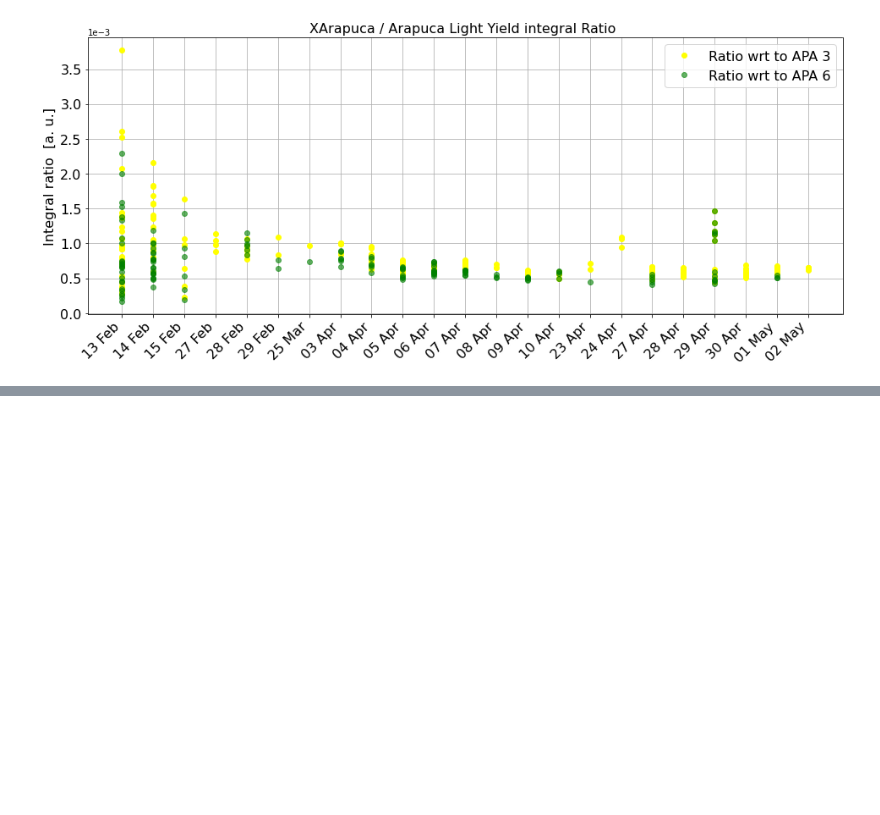
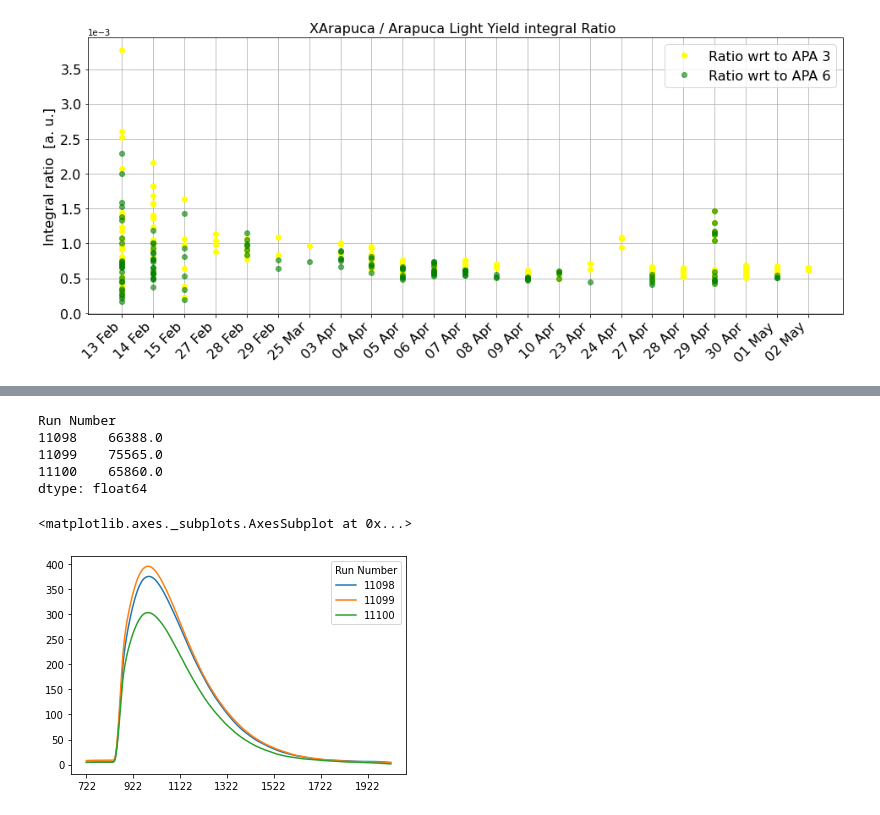
Before and after one commit to stbordoni/Arapuca, a Jupyter notebook: doIntegralPlots.ipynb, the cells around one changed output, grey strips where cells are left out. Saved outputs shown, nothing was run; the diff lists cells and outputs as text; code cells hidden in the pictures; blank space fills up the shorter version.

```diff
--- a/doIntegralPlots.ipynb
+++ b/doIntegralPlots.ipynb
@@ -302,0 +303,28 @@ plt.show()
+# %%
+#define Xe injection periods
+#doping 1st injection
+dop_1_1 = list(range(10872,10960))
+
+#doping 2nd injection
+dop_2_1 = list(range(11013,11022))
+dop_2_2 = list(range(11098,11101))
+
+#doping 3rd injection
+dop_3_1 = list(range(11102,11118))
+dop_3_2 = list(range(11139,11143))
+
+
+#doping 4th injection
+dop_4_1 = list(range(11145,11149))
+dop_4_2 = [11152, 11158, 11159, 11163, 11164, 11165, 11184]
+dop_4_3 = list(range(11170,11173))
+# %%
+#read APA 6 files
+
+base_path_wfapa6 = '/Users/bordoni/protoDUNE/XeDoping/Arapuca/fnal_results/infiles08052020_mod603/wf'
+file_path_wfapa6 = os.path.join(base_path_wfapa6,'CalibWaveforms_run*.csv')
+
+file_name_list_wfapa6 =  glob.glob(file_path_wfapa6)
+df_wfapa6 = readfile_list(file_name_list_wfapa6)
+df_wfapa6.rename(columns={'Run number': 'Run Number'}, inplace=True)
+df_wfapa6.head()
@@ -302,0 +339,3 @@ plt.show()
+# %%
+df_goodwf_apa6 = pd.merge(df_Xerunlist_info, df_wfapa6, how = 'inner', on=['Run Number'])
+df_goodwf_apa6.head()
@@ -302,0 +350,3 @@ plt.show()
+# %%
+df_goodwf_apa6 = df_goodwf_apa6.groupby(['Run Number']).sum().T
+df_goodwf_apa6.head()
@@ -302,0 +361,13 @@ plt.show()
+# %%
+df_wfapa6_Xe2 = df_goodwf_apa6[dop_2_2]
+print(df_wfapa6_Xe2.max(axis=0) )
+
+df_goodwf_apa6[dop_2_2][700:2000].plot()
+# %% [output]
+Run Number
+11098    66388.0
+11099    75565.0
+11100    65860.0
+dtype: float64
+<matplotlib.axes._subplots.AxesSubplot at 0x...>
+[figure, added]
```
Also changed, not shown: parts of 8 cells of this notebook.
